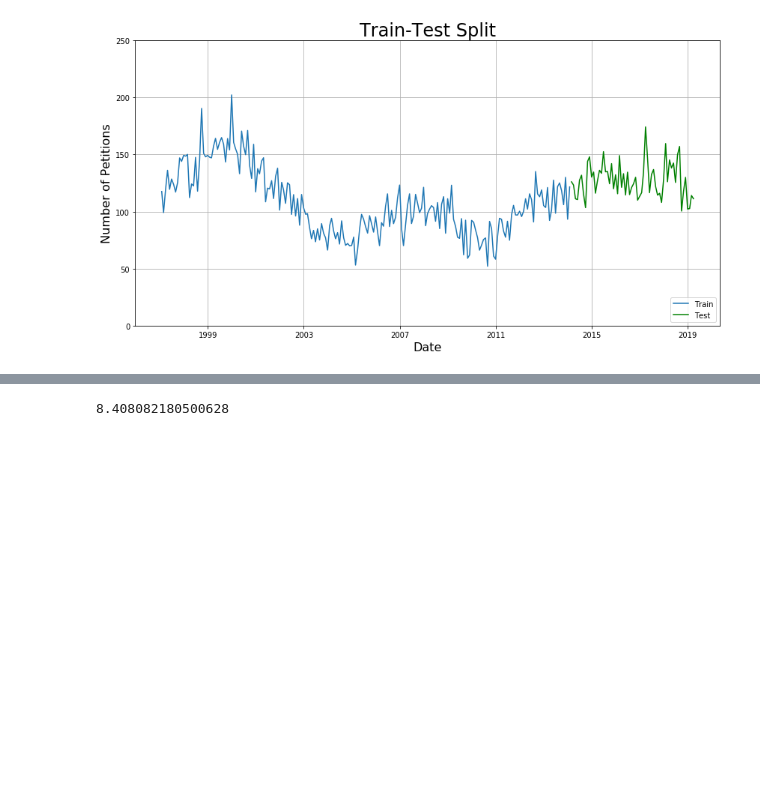
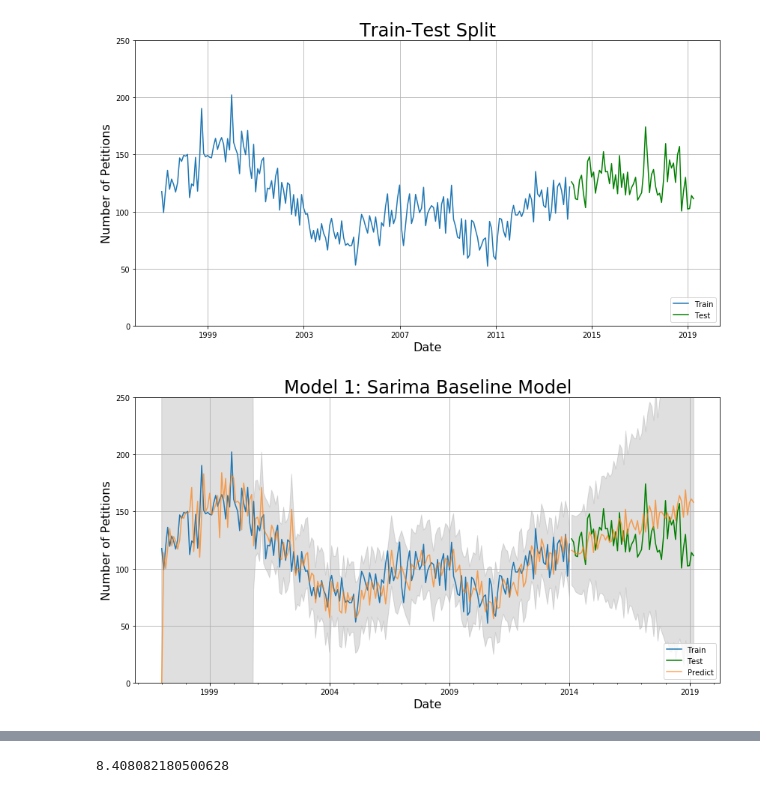
Before and after one commit to harrisonized/Predicting_Rent_Petitions_in_SF, a Jupyter notebook: sarima.ipynb, the cells around one changed output, grey strips where cells are left out. Cells and saved outputs as stored; diff of their text form; code cells hidden in the pictures; blank space fills up the shorter version.

Commit message:
regenerated baseline model correctly

```diff
--- a/sarima.ipynb
+++ b/sarima.ipynb
@@ -154,3 +155,36 @@ plt.title('Train-Test Split', fontsize=24)
 # %% [output]
 Text(0.5,1,'Train-Test Split')
 [figure]
+# %%
+mod = sm.tsa.statespace.SARIMAX(petition_train_df[['Datetime', 'Adj. Signal']].set_index("Datetime"),
+                                order=(1, 1, 1),
+                                seasonal_order=(2, 1, 0, 15),
+                                enforce_stationarity=False,
+                                enforce_invertibility=False,
+                               freq = 'M')
+
+results = mod.fit()
+
+# Results
+train = results.get_prediction(start=pd.to_datetime('1997-1-31'), end = pd.to_datetime('2014-1-31'), dynamic=False)
+train_ci = train.conf_int()
+test = results.get_prediction(start=pd.to_datetime('2014-2-28'), end = pd.to_datetime('2019-03-31'), dynamic=False)
+test_ci = test.conf_int()
+
+# Plotting
+ax = petition_train_df[['Datetime', 'Adj. Signal']].rename(columns = {'Adj. Signal': 'Train'}).set_index("Datetime").plot(figsize=(14, 7))
+petition_test_df[['Datetime', 'Adj. Signal']].rename(columns = {'Adj. Signal': 'Test'}).set_index("Datetime").plot(ax=ax, color = 'g')
+train.predicted_mean.round().plot(ax=ax, label='Predict', alpha=.7, color = '#ff7f0e') # Add train data
+ax.fill_between(train_ci.index, train_ci.iloc[:, 0], train_ci.iloc[:, 1], color='grey', alpha=.25) # Confidence Interval
+test.predicted_mean.round().plot(ax=ax, label = '_nolegend_', alpha=.7, color = '#ff7f0e') # Add test data
+ax.fill_between(test_ci.index, test_ci.iloc[:, 0], test_ci.iloc[:, 1], color='grey', alpha=.25) # Confidence Interval
+ax.set_xlabel('Date', fontsize = 16)
+ax.set_ylabel('Number of Petitions', fontsize = 16)
+plt.legend(loc='lower right')
+plt.ylim(0, 250)
+ax.grid(True)
+plt.title('Model 1: Sarima Baseline Model', fontsize=24)
+
+plt.savefig('figures/sarima/sarima-baseline-model', transparent = True, bbox_inches="tight")
+# %% [output]
+[figure, added]
```
Also changed, not shown: parts of 18 cells of this notebook, 1 other file.
